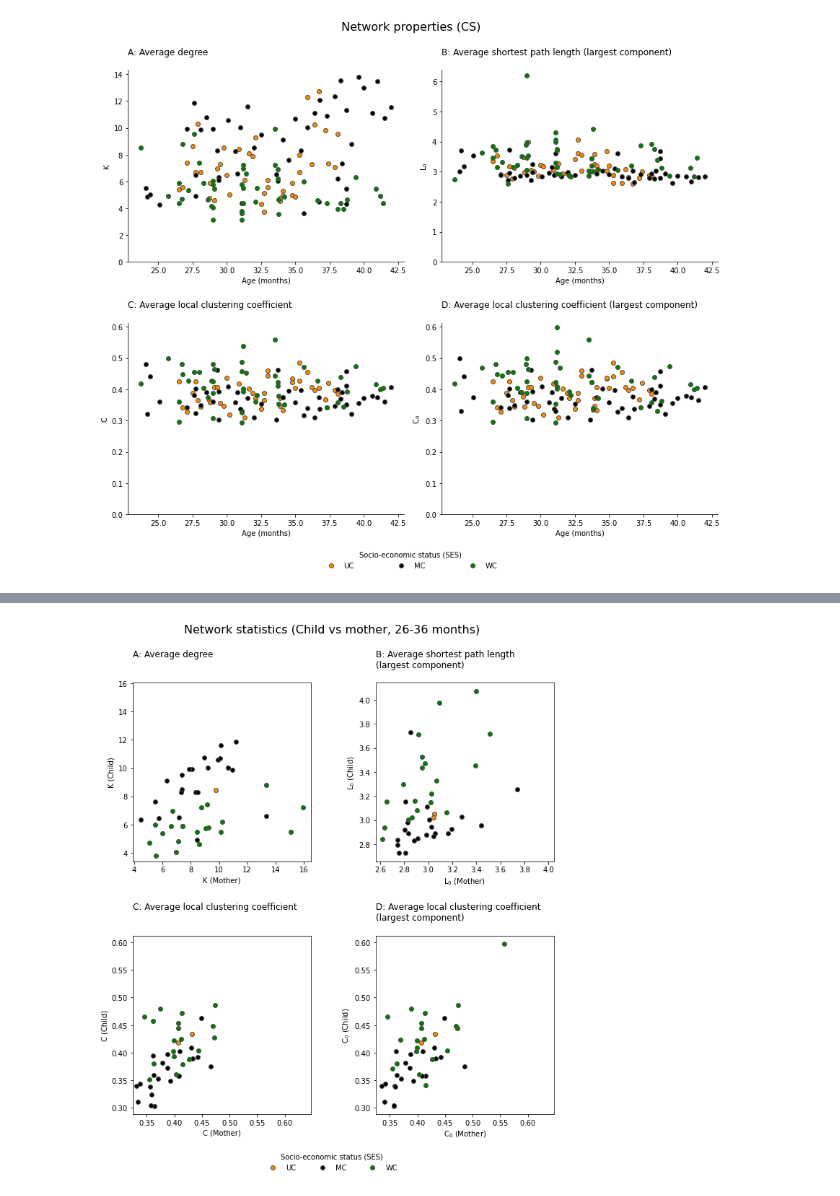
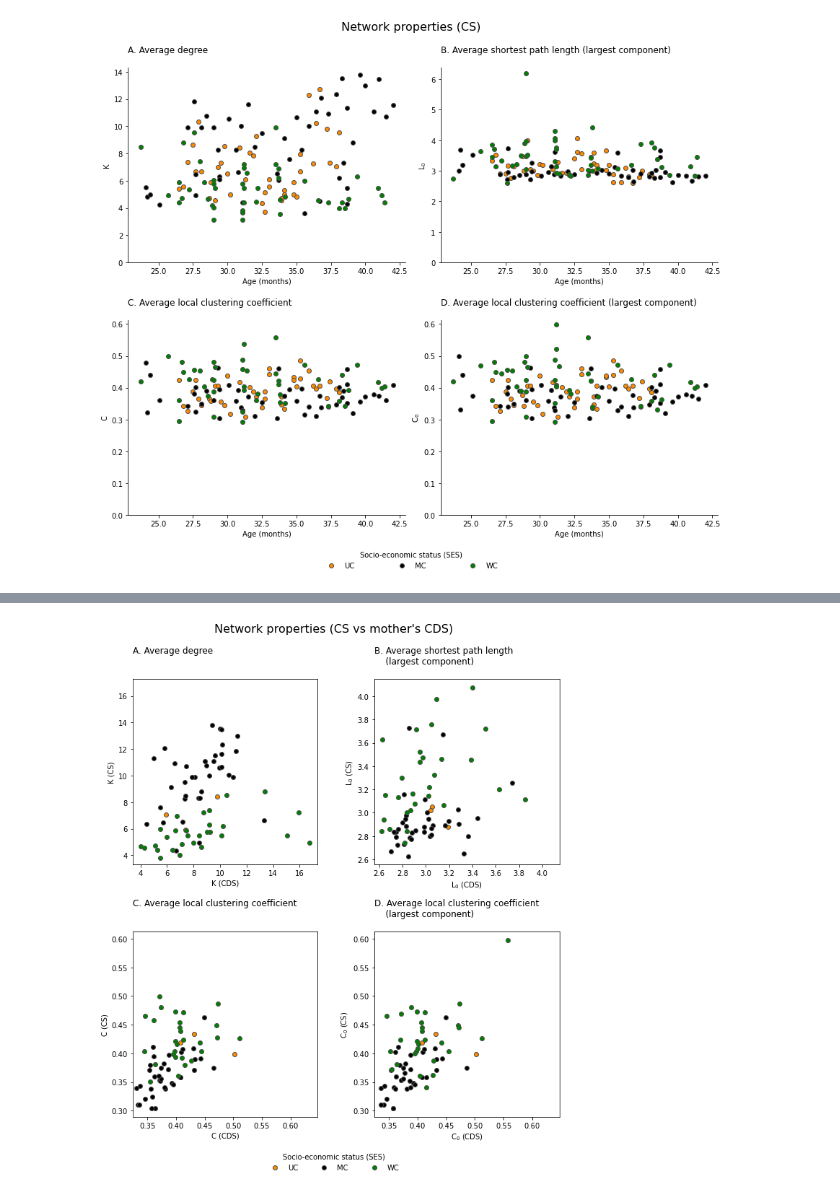
Before and after one commit to Data-Science-for-Linguists-2022/Child-Vocab-Development, a Jupyter notebook: code/vocabulary_analysis.ipynb, the cells around one changed output, grey strips where cells are left out. Saved outputs shown, nothing was run; the diff lists cells and outputs as text; code cells hidden in the pictures.

```diff
--- a/code/vocabulary_analysis.ipynb
+++ b/code/vocabulary_analysis.ipynb
@@ -553,10 +607,10 @@ results_cds = pd.concat([results_cds,net_stats], axis=1)
 # %%
 ses_list = ['UC', 'MC', 'WC']
 stat_list = ['K', 'L0', 'C', 'C0']
-label_dict = {'K': '\nA: Average degree\n',
-              'L0':'\nB: Average shortest path length (largest component)\n',
-              'C': '\nC: Average local clustering coefficient\n',
-              'C0':'\nD: Average local clustering coefficient (largest component)\n'}
+label_dict = {'K': '\nA. Average degree\n',
+              'L0':'\nB. Average shortest path length (largest component)\n',
+              'C': '\nC. Average local clustering coefficient\n',
+              'C0':'\nD. Average local clustering coefficient (largest component)\n'}
 cmap = {'UC':'darkorange', 'MC':'k', 'WC':'g'}  # color map
 n_thres = 50  # threshold: exclude samples with number of nodes < n_thres
 
@@ -589,5 +643,9 @@ fig.legend(ses_list, title='Socio-economic status (SES)', mode='expand', ncol=3,
 
 # Set figure title
 fig.suptitle("Network properties (Mother's CDS)",fontsize=16)
+
+# Save figure
+plt.savefig('../reports/images/net_prop_cds.svg', bbox_inches='tight', dpi=150)
+
 plt.show()
 # %% [output]
@@ -595,10 +657,10 @@ plt.show()
 # %%
 ses_list = ['UC', 'MC', 'WC']
 stat_list = ['K', 'L0', 'C', 'C0']
-label_dict = {'K': '\nA: Average degree\n\n',
-              'L0':'\nB: Average shortest path length\n(largest component)\n',
-              'C': '\nC: Average local clustering coefficient\n\n',
-              'C0':'\nD: Average local clustering coefficient\n(largest component)\n'}
+label_dict = {'K': '\nA. Average degree\n\n',
+              'L0':'\nB. Average shortest path length\n    (largest component)\n',
+              'C': '\nC. Average local clustering coefficient\n\n',
+              'C0':'\nD. Average local clustering coefficient\n    (largest component)\n'}
 cmap = {'UC':'darkorange', 'MC':'k', 'WC':'g'}  # color map
 n_thres = 50  # threshold: exclude samples with number of nodes < n_thres
 
@@ -606,38 +668,38 @@ n_thres = 50  # threshold: exclude samples with number of nodes < n_thres
 fig, ax = plt.subplot_mosaic([['K', 'L0'],
                               ['C','C0']],
                               figsize=(9.3,10), facecolor='w',
                               constrained_layout=True)
 
 # Plot 4 subplots for each SES group
 for s in ses_list:
     filters1 = results[(results.ses==s) &
-                      (results.age_m>=26) &
-                      (results.age_m<=36) &
                       (results.n_nodes>=n_thres)].index
     filters2 = results_cds[(results_cds.ses==s) &
-                      (results_cds.age_m>=26) &
-                      (results_cds.age_m<=36) &
                       (results_cds.n_nodes>=n_thres)].index
     # Get entries with both child speech and CDS passing the above filters:
     filters = list(set(filters1) & set(filters2))
     for v in stat_list:
         ax[v].scatter(results_cds[v][filters], results[v][filters],
                       facecolors=cmap[s], edgecolors='.3')
 
 # Set axis labels and subplot titles
 for k,v in label_dict.items():
-    ax[k].set_xlabel('{}{} (Mother)'.format(k[0],'$_{0}$' if k[-1]=='0' else ''))
-    ax[k].set_ylabel('{}{} (Child)'.format(k[0],'$_{0}$' if k[-1]=='0' else ''))
+    ax[k].set_xlabel('{}{} (CDS)'.format(k[0],'$_{0}$' if k[-1]=='0' else ''))
+    ax[k].set_ylabel('{}{} (CS)'.format(k[0],'$_{0}$' if k[-1]=='0' else ''))
     ax[k].set_title(v, loc='left')
     ax[k].axis('square')
 ax['C'].sharey(ax['C0'])   # Subplot 'C' and 'C0' use the same y-axis
 ax['C'].sharex(ax['C0'])   # Subplot 'C' and 'C0' use the same x-axis
 # Set legend
 fig.legend(ses_list, title='Socio-economic status (SES)', mode='expand', ncol=3,
            loc='lower left', bbox_to_anchor=(0.35,-0.07,0.3,0), edgecolor='none')
 
 # Set figure title
-fig.suptitle('Network statistics (Child vs mother, 26-36 months)',fontsize=16)
+fig.suptitle("Network properties (CS vs mother's CDS)",fontsize=16)
+
+# Save figure
+plt.savefig('../reports/images/net_prop_cs_vs_cds.svg', bbox_inches='tight', dpi=150)
+
 plt.show()
 # %% [output]
-[figure, old version]
+[figure, new version]
```
Also changed, not shown: parts of 30 cells of this notebook.
